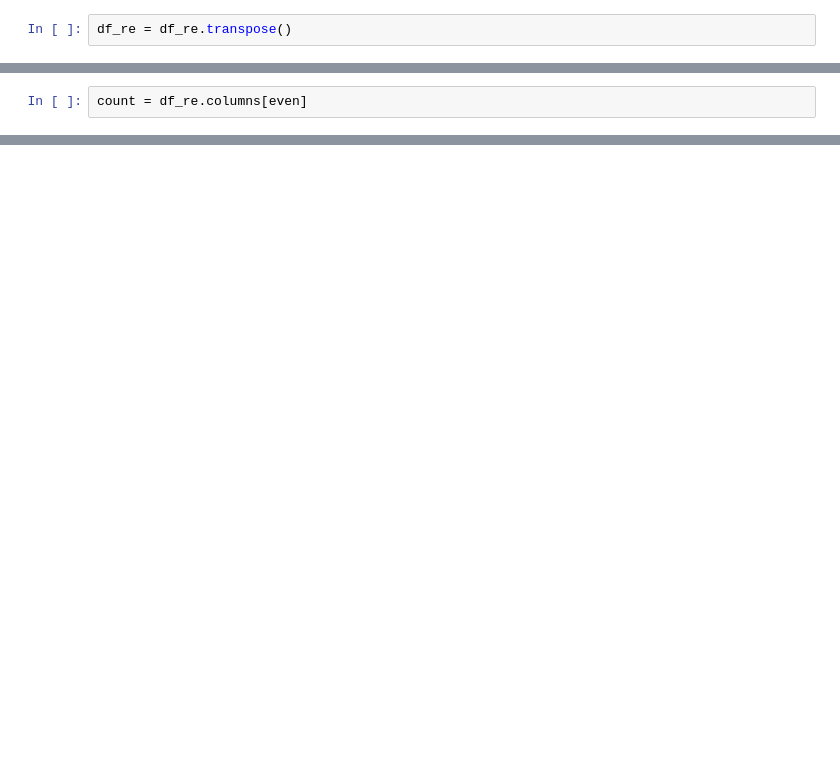
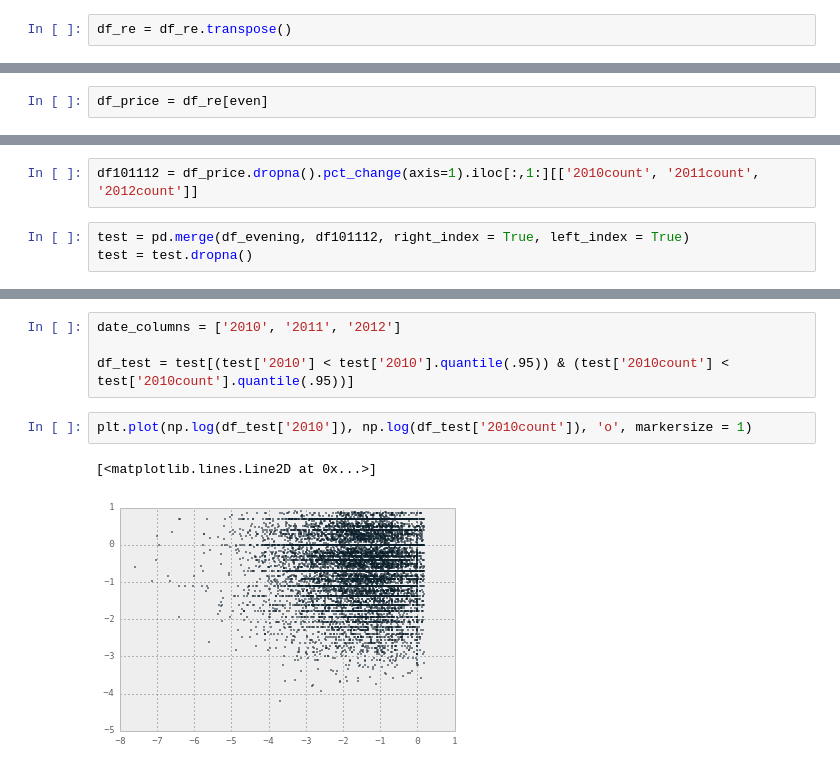
Before and after one commit to AmandaDoyle/BigDataTaxiFinalProject, a Jupyter notebook: Regression.ipynb, the cells around one changed output, grey strips where cells are left out. Cells and saved outputs as stored; diff of their text form; blank space fills up the shorter version.

```diff
--- a/Regression.ipynb
+++ b/Regression.ipynb
@@ -40,2 +24,2 @@ IndexError: index 12 is out of bounds for size 12
 # %%
-count = df_re.columns[even]
+df_price = df_re[even]
@@ -47,0 +26,5 @@ IndexError: index 24 is out of bounds for size 24
+# %%
+df101112 = df_price.dropna().pct_change(axis=1).iloc[:,1:][['2010count', '2011count', '2012count']]
+# %%
+test = pd.merge(df_evening, df101112, right_index = True, left_index = True)
+test = test.dropna()
@@ -47,0 +61,9 @@ IndexError: index 24 is out of bounds for size 24
+# %%
+date_columns = ['2010', '2011', '2012']
+
+df_test = test[(test['2010'] < test['2010'].quantile(.95)) & (test['2010count'] < test['2010count'].quantile(.95))]
+# %%
+plt.plot(np.log(df_test['2010']), np.log(df_test['2010count']), 'o', markersize = 1)
+# %% [output]
+[<matplotlib.lines.Line2D at 0x...>]
+[figure, added]
```
Also changed, not shown: parts of 13 cells of this notebook.
